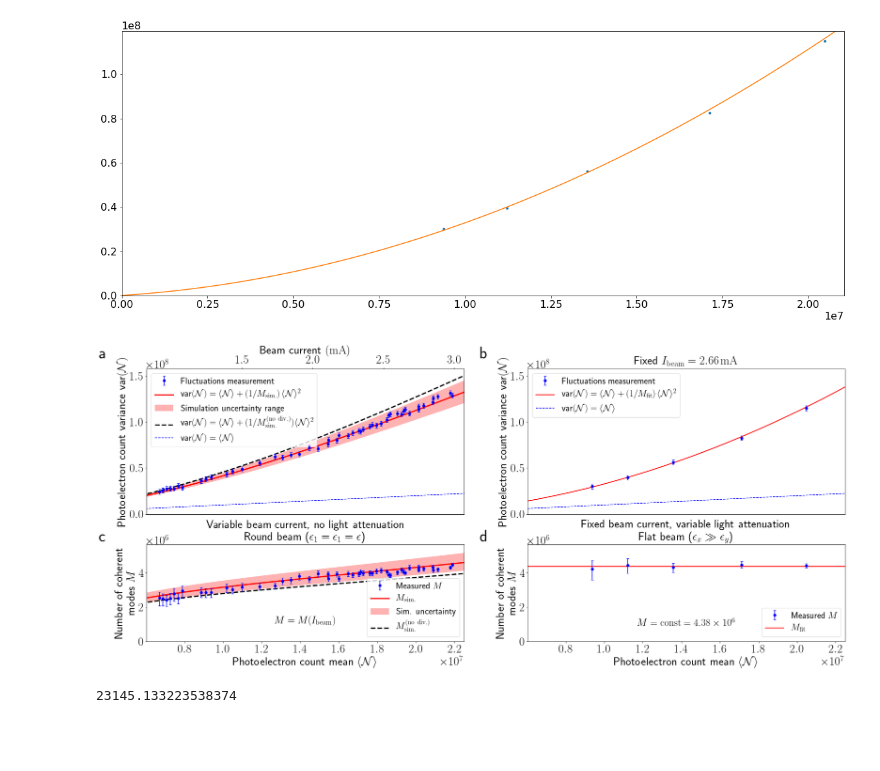
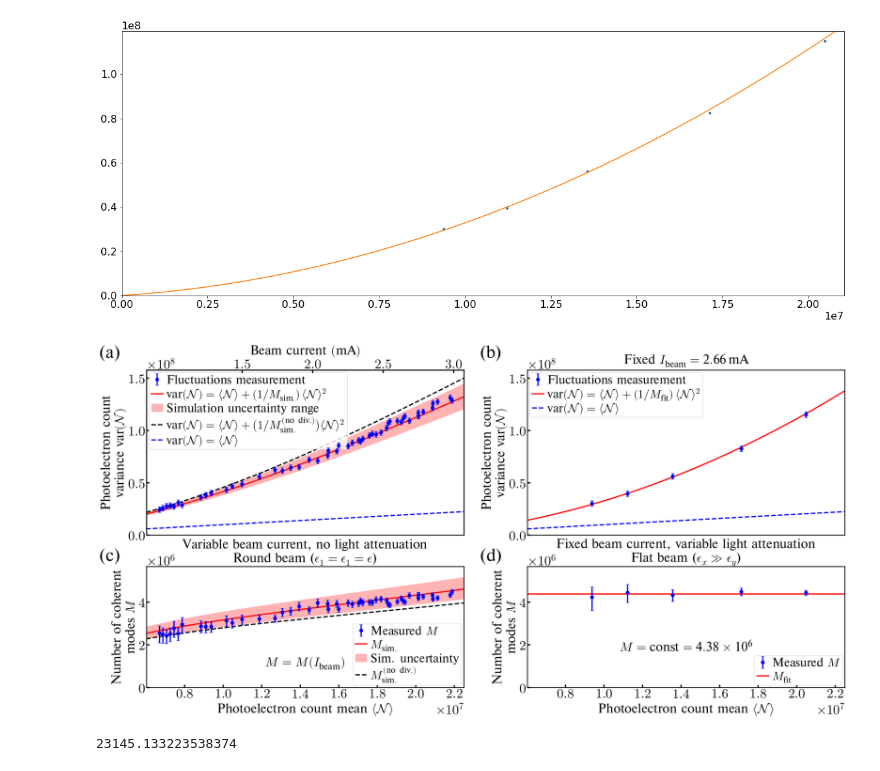
Before and after one commit to IharLobach/fur, a Jupyter notebook: shifts/shift_03_16_2020/round_and_round_long_plots/ROUND_with_M_calculation_with_beam_divergence_comparision_with_no_divergence_no_Ku_error.ipynb, the cells around one changed output. Saved outputs shown, nothing was run; the diff lists cells and outputs as text; code cells hidden in the pictures; blank space fills up the shorter version.

Commit message:
all figures have good font size now, still a small problem in spectral-angular distribution though

```diff
--- a/shifts/shift_03_16_2020/round_and_round_long_plots/ROUND_with_M_calculation_with_beam_divergence_comparision_with_no_divergence_no_Ku_error.ipynb
+++ b/shifts/shift_03_16_2020/round_and_round_long_plots/ROUND_with_M_calculation_with_beam_divergence_comparision_with_no_divergence_no_Ku_error.ipynb
@@ -295,29 +295,44 @@ from fur.jsonstorage import JsonStorage
 js10 = JsonStorage(sh10.get_results_dir().fi('jsonstorage_03_10_2020.json'))
 Ibeam = js10.get("Ibeam")
 # %%
+from fur.path_assistant import get_plot_style_sheet
+import matplotlib as mpl
+mpl.use("pgf")
+plt.style.use(get_plot_style_sheet("prab"))
+plt.rc('pgf', preamble=\
+       r'\usepackage{amsmath}'
+       +r'\usepackage{unicode-math}'
+       +r'\usepackage{amsthm}'
+       +r'\setmainfont{Times}'
+       +r'\DeclareMathAlphabet{\mathcal}{OMS}{cmsy}{m}{n}'
+       +r'\let\mathbb\relax'
+       +r'\DeclareMathAlphabet{\mathbb}{U}{msb}{m}{n}'
+       +r'\usepackage{siunitx}'
+       +r'\newcommand{\e}{\epsilon}')
+plt.rc('lines', markersize=8)
 SHOW_M_ERRORBARS = True
 yerrA = meas_ROUND.loc[:,['MerrT', 'MerrB']].to_numpy().T if SHOW_M_ERRORBARS else 0
 capsize = 3 if SHOW_M_ERRORBARS else 0
 yerrB = meas_FLAT.loc[:,['MerrT', 'MerrB']].to_numpy().T if SHOW_M_ERRORBARS else 0
 
-plt.rcParams["text.usetex"] =True
-plt.rc('text.latex', preamble=\
-       r'\usepackage{siunitx}'
-      +r'\newcommand{\e}{\epsilon}')
-plt.rcParams.update({'figure.figsize':(30,12),
-                     'font.size': 28,
-                     'legend.fontsize':22,
-                     'errorbar.capsize':3})
+# plt.rcParams["text.usetex"] =True
+# plt.rc('text.latex', preamble=\
+#        r'\usepackage{siunitx}'
+#       +r'\newcommand{\e}{\epsilon}')
+# plt.rcParams.update({'figure.figsize':(30,12),
+#                      'font.size': 28,
+#                      'legend.fontsize':22,
+#                      'errorbar.capsize':3})
 # plt.rc('font', size=SMALL_SIZE)          # controls default text sizes
-plt.rc('axes', titlesize=28)     # fontsize of the axes title
-plt.rc('axes', labelsize=28)    # fontsize of the x and y labels
+# plt.rc('axes', titlesize=28)     # fontsize of the axes title
+# plt.rc('axes', labelsize=28)    # fontsize of the x and y labels
 # plt.rc('xtick', labelsize=SMALL_SIZE)    # fontsize of the tick labels
 # plt.rc('ytick', labelsize=SMALL_SIZE)    # fontsize of the tick labels
 # plt.rc('legend', fontsize=SMALL_SIZE)    # legend fontsize
 # plt.rc('figure', titlesize=BIGGER_SIZE)  # fontsize of the figure title
 
 
-fig, axs = plt.subplots(2,2, gridspec_kw={'height_ratios': [3, 2]})
+fig, axs = plt.subplots(2,2, figsize=(30,14), gridspec_kw={'height_ratios': [3, 2.2]})
 ax1, ax2 = axs[0]
 ax3, ax4 = axs[1]
 
@@ -335,11 +350,11 @@ ax1.plot(x_aux, x_aux,color='blue',linestyle='--',
         label = r"var$\left(\mathcal{N}\right)=\langle\mathcal{N}\rangle$")
 lw=3
 ax1.plot(theor_df['N'], theor_df['varN'], color='red',
-        linewidth=lw,
+#         linewidth=lw,
         label = r"var$\left(\mathcal{N}\right)=\langle\mathcal{N}"
         r"\rangle+\left(1/M_{\mathrm{sim.}}\right)\langle\mathcal{N}\rangle^2$")
 ax1.plot(theor_df['N'], theor_df['varN_nodiv'], color='black', linestyle='--',
-        linewidth=lw,
+#         linewidth=lw,
         label = r"var$\left(\mathcal{N}\right)=\langle\mathcal{N}"
         r"\rangle+\bigl(1/M^{(\mathrm{no~div.})}_{\mathrm{sim.}}\bigr)\langle\mathcal{N}\rangle^2$")
 ax1.fill_between(
@@ -352,7 +367,7 @@ ax1.fill_between(
 ax1.set_xlim(meas_ROUND['N'].min()*0.9, x_aux[-1])
 ax1.set_ylim(0, ax1.get_ylim()[1])
 
-ax1.set_ylabel(r"Photoelectron count variance var$\left(\mathcal{N}\right)$")
+ax1.set_ylabel(r"Photoelectron count"+"\n"+r" variance var$\left(\mathcal{N}\right)$")
 ax1.set_xlabel(r"Photoelectron count mean $\langle\mathcal{N}\rangle$")
 ax1.set_yticks(np.arange(0,2e8, 0.5e8))
 
@@ -374,17 +389,18 @@ ax3.errorbar(meas_ROUND['N'],meas_ROUND['M'],
             yerr=yerrA,
             color='b',
             label = r'Measured $M$',
-            capsize=capsize,
+#             capsize=capsize,
             zorder=100)
 ax3.set_ylim(0, 1.2*ax3.get_ylim()[1])
+ax3.set_xticks(ticks=np.arange(0.6e7,2.21e7,0.2e7))
 ax3.set_xlim(ax1.get_xlim())
 ax3.set_ylabel("Number of coherent\n modes $M$")
 ax3.set_xlabel(r"Photoelectron count mean $\langle\mathcal{N}\rangle$")
 ax3.plot(theor_df['N'], theor_df['M'], color='red',
-        linewidth=lw,
+#         linewidth=lw,
         label = r"$M_{\mathrm{sim.}}$")
 ax3.plot(theor_df['N'], theor_df['M_nodiv'], color='black', linestyle='--',
-        linewidth=lw,
+#         linewidth=lw,
         label = r"$M^{(\mathrm{no~div.})}_{\mathrm{sim.}}$")
 ax3.fill_between(
     theor_df['N'],
@@ -395,10 +411,12 @@ ax3.fill_between(
 handles, labels = ax3.get_legend_handles_labels()
 order = [3,0,2,1]
 ax3.legend([handles[idx] for idx in order],[labels[idx] for idx in order],loc='lower right')
-ax3.set_title("Variable beam current, no light attenuation\n"+r"Round beam ($\e_1=\e_1=\e$)")
+ax3.set_title("Variable beam current, no light attenuation\n"+r"Round beam ($\e_1=\e_1=\e$)",
+             pad=10)
 ax3.text(0.5, 0.15, r"$M=M(I_{\mathrm{beam}})$",
          transform=ax3.transAxes,
-      fontsize=fs, fontweight='bold', va='bottom', ha='center')
+#       fontsize=fs,fontweight='bold',
+         va='bottom', ha='center')
 
 # BBBBBBBBBBBBBBBBBBBBBBBBBBBBBBBBBBBBBBBBBBBBBBBBBBBBBBBBBBBBBBBBB
 
@@ -412,7 +430,7 @@ ax2.plot(x_aux, x_aux,color='blue',linestyle='--',
         label = r"var$\left(\mathcal{N}\right)=\langle\mathcal{N}\rangle$")
 lw=2
 ax2.plot(x_aux, f(x_aux, M_ND_best), color='red',
-        linewidth=lw,
+#         linewidth=lw,
         label = r"var$\left(\mathcal{N}\right)=\langle\mathcal{N}"
         r"\rangle+\left(1/M_{\mathrm{fit}}\right)\langle\mathcal{N}\rangle^2$")
 
@@ -420,54 +438,59 @@ ax2.set_xlim(ax1.get_xlim())
 # ax2.set_xlim(meas_FLAT['N'].min()*0.9, ax2.get_xlim()[1])
 ax2.set_ylim(0, ax1.get_ylim()[1])
 
-ax2.set_ylabel(r"Photoelectron count variance var$\left(\mathcal{N}\right)$")
+ax2.set_ylabel(r"Photoelectron count"+"\n"+r" variance var$\left(\mathcal{N}\right)$")
 ax2.set_yticks(np.arange(0,2e8, 0.5e8))
 
 
 handles, labels = ax2.get_legend_handles_labels()
 order = [2,1,0]
 ax2.legend([handles[idx] for idx in order],[labels[idx] for idx in order])
-ax2.set_title("Fixed $I_{\mathrm{beam}} = \SI{"+f"{Ibeam:.2f}"+"}{mA}$")
+ax2.set_title("Fixed $I_{\mathrm{beam}} = \SI{"+f"{Ibeam:.2f}"+"}{mA}$", pad=15)
 ax2.get_xaxis().set_visible(False)
 
 
 
 # DDDDDDDDDDDDDDDDDDDDDDDDDDDDDDDDDDDDDDDDDDDDDDDDDDDDDDDDDD
 
 ax4.errorbar(meas_FLAT['N'],meas_FLAT['M'],
             marker='o',linestyle='None',
             yerr=yerrB,
             color='b',
             label = r'Measured $M$',
-            capsize=capsize,
+#             capsize=capsize,
             zorder=100)
 ax4.set_ylim(ax3.get_ylim())
+ax4.set_xticks(ticks=np.arange(0.6e7,2.21e7,0.2e7))
 ax4.set_xlim(ax2.get_xlim())
 ax4.set_ylabel("Number of coherent\n modes $M$")
 ax4.set_xlabel(r"Photoelectron count mean $\langle\mathcal{N}\rangle$")
 ax4.axhline(M_ND_best,color='red',
-        linewidth=lw,
+#         linewidth=lw,
         label = r"$M_{\mathrm{fit}}$")
 handles, labels = ax4.get_legend_handles_labels()
 order = [1,0]
 ax4.legend([handles[idx] for idx in order],[labels[idx] for idx in order],loc='lower right')
-ax4.set_title("Fixed beam current, variable light attenuation\n"r"Flat beam ($\e_x\gg\e_y$)")
-ax4.text(0.5, 0.15, r"$M=\mathrm{const}=\SI{"+f"{M_ND_best:.2e}"+r"}{}$",
+ax4.set_title("Fixed beam current, variable light attenuation\n"r"Flat beam ($\e_x\gg\e_y$)",
+             pad=10)
+ax4.text(0.5, 0.3, r"$M=\mathrm{const}=\SI{"+f"{M_ND_best:.2e}"+r"}{}$",
          transform=ax4.transAxes,
-      fontsize=fs, fontweight='bold', va='bottom', ha='center')
+#       fontsize=fs, fontweight='bold',
+         va='bottom', ha='center')
 
 
 
-fig.subplots_adjust(hspace=0.25)
+fig.subplots_adjust(hspace=0.22)
 
-for axx, label in zip([ax1,ax2,ax3,ax4], ('a', 'b', 'c', 'd')):
+for axx, label in zip([ax1,ax2,ax3,ax4], ('(a)', '(b)', '(c)', '(d)')):
     axx.text(-0.15, 1.15, label, transform=axx.transAxes,
-      fontsize=40, fontweight='bold', va='top', ha='left')
+      fontsize=40,
+#              fontweight='bold',
+             va='top', ha='left')
 plt.savefig(path_assistant.get_PRL_images_dir().fi("round_beam_compare_with_no_beam_div.png"),
             dpi=300, bbox_inches='tight')
 plt.show()
 # %% [output]
-[figure, old version]
+[figure, new version]
 # %%
 2*120*2*60-np.pi*60*60/2
 # %% [output]
```
Also changed, not shown: parts of 2 cells of this notebook, 8 other files.
